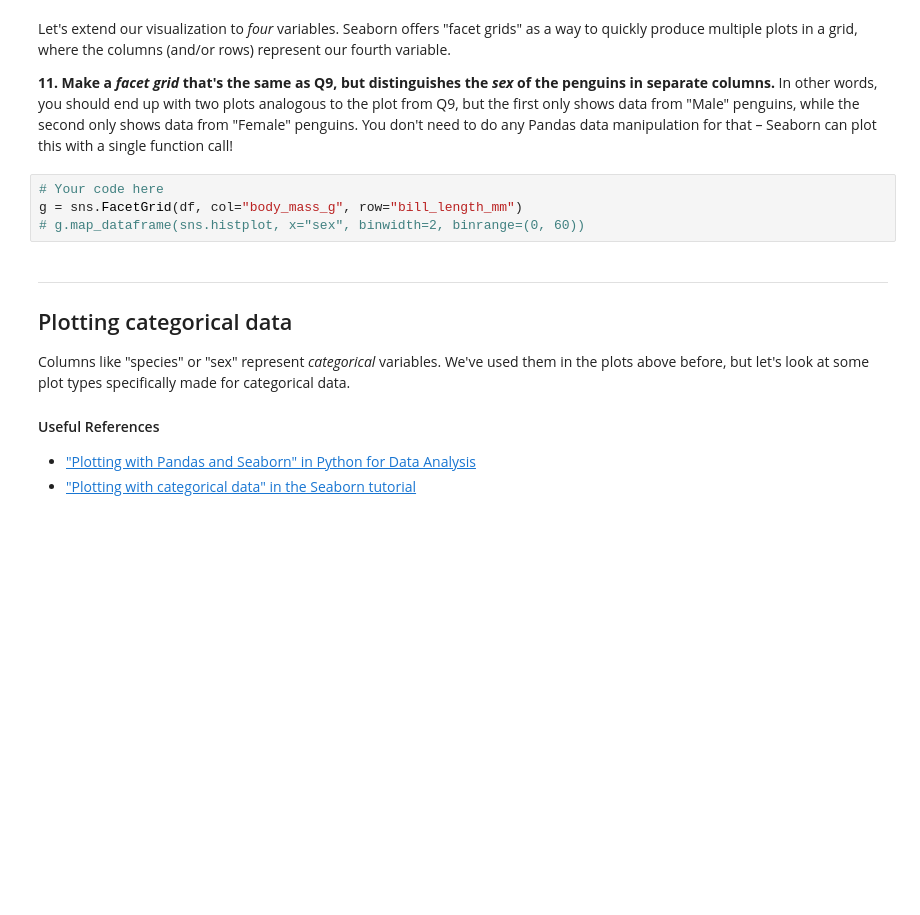
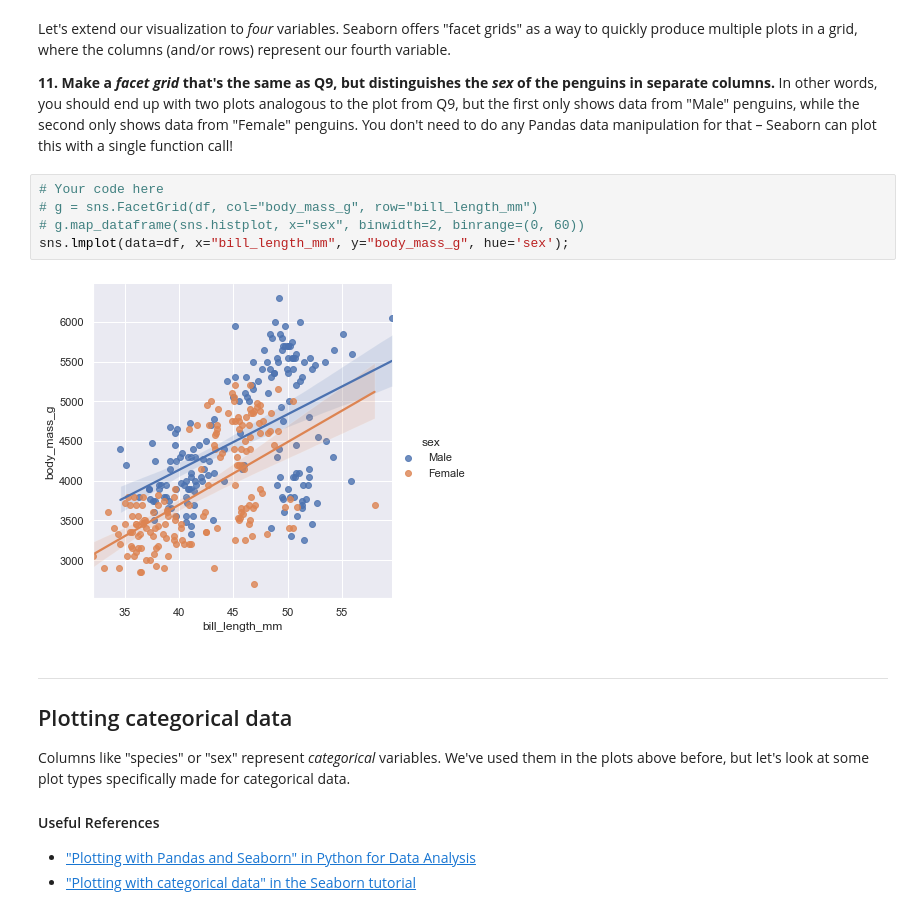
Before and after one commit to KorwinBieniek/kaggle_projects, a Jupyter notebook: notebooks/university_notebooks/Exercise_02_Seaborn.ipynb, the cells around one changed output. Drawn from its saved outputs; the diff is of its cells as text; blank space fills up the shorter version.

```diff
--- a/notebooks/university_notebooks/Exercise_02_Seaborn.ipynb
+++ b/notebooks/university_notebooks/Exercise_02_Seaborn.ipynb
@@ -216,8 +216,11 @@ Let's extend our visualization to _four_ variables. Seaborn offers "facet grids"
 **11. Make a _facet grid_ that's the same as Q9, but distinguishes the _sex_ of the penguins in separate columns.**  In other words, you should end up with two plots analogous to the plot from Q9, but the first only shows data from "Male" penguins, while the second only shows data from "Female" penguins. You don't need to do any Pandas data manipulation for that – Seaborn can plot this with a single function call!
 # %%
 # Your code here
-g = sns.FacetGrid(df, col="body_mass_g", row="bill_length_mm")
+# g = sns.FacetGrid(df, col="body_mass_g", row="bill_length_mm")
 # g.map_dataframe(sns.histplot, x="sex", binwidth=2, binrange=(0, 60))
+sns.lmplot(data=df, x="bill_length_mm", y="body_mass_g", hue='sex');
+# %% [output]
+[figure, added]
 # %% [markdown]
 - - -
 ## Plotting categorical data
```
Also changed, not shown: parts of 6 cells of this notebook, 3 other files.
